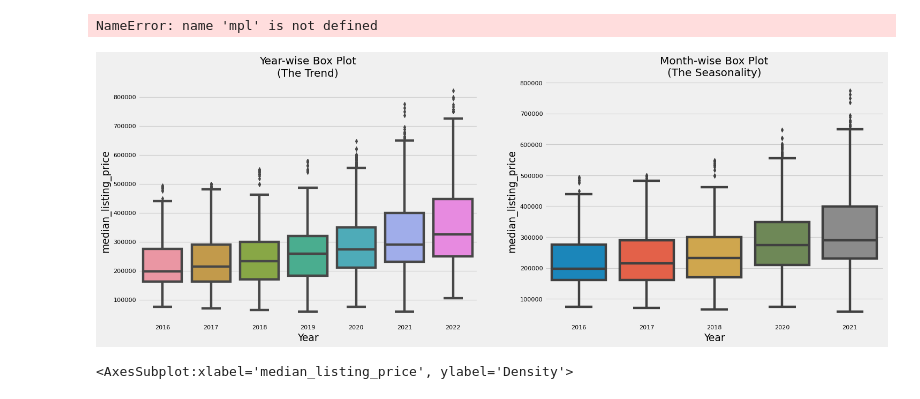
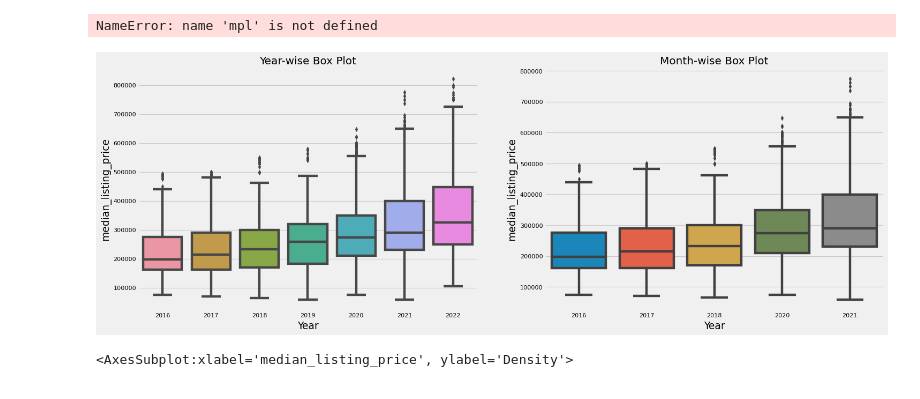
Before and after one commit to ksommerdorf/FinalProject, a Jupyter notebook: boxplots.ipynb, the cells around one changed output. Saved outputs shown, nothing was run; the diff lists cells and outputs as text; code cells hidden in the pictures.

```diff
--- a/boxplots.ipynb
+++ b/boxplots.ipynb
@@ -81,16 +81,16 @@ NameError: name 'mpl' is not defined
 # %%
 
 # Draw Plot
 fig, axes = plt.subplots(1, 2, figsize=(20,7), dpi= 80)
 sns.boxplot(x='Year', y='median_listing_price', data=df, ax=axes[0])
 sns.boxplot(x='Year', y='median_listing_price', data=df.loc[~df.Year.isin([2019, 2022]), :])
 
 # Set Title
-axes[0].set_title('Year-wise Box Plot\n(The Trend)', fontsize=18);
-axes[1].set_title('Month-wise Box Plot\n(The Seasonality)', fontsize=18)
+axes[0].set_title('Year-wise Box Plot', fontsize=18);
+axes[1].set_title('Month-wise Box Plot', fontsize=18)
 plt.show()
 # %% [output]
-[figure, old version]
+[figure, new version]
 # %%
 #Plot the distribution of MEDV
 plt.figure(figsize=(10, 6))
```
Also changed, not shown: 1 other file.
